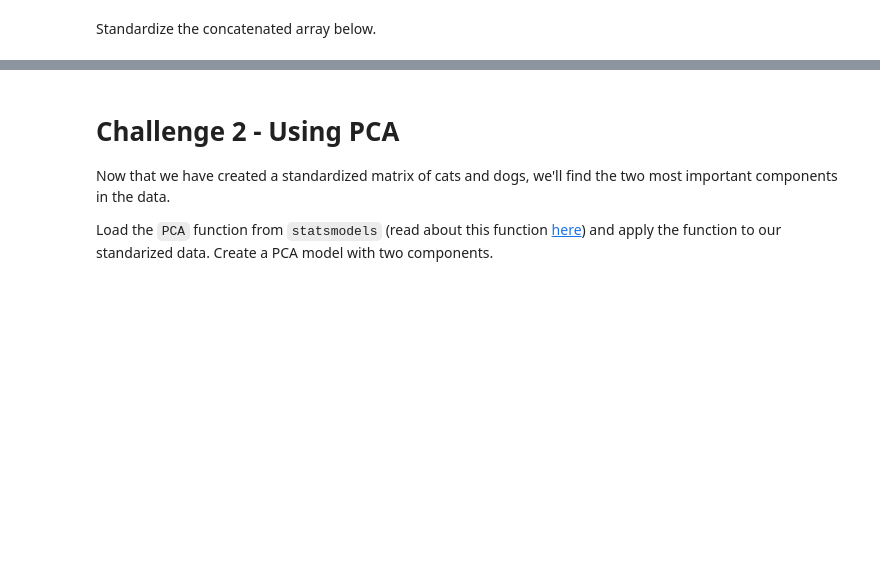
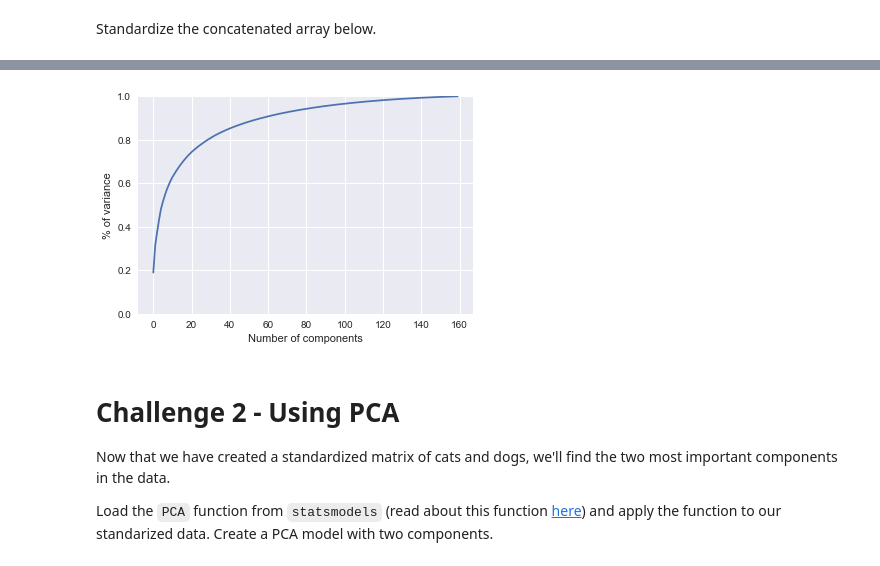
Before and after one commit to palean/lab-pca, a Jupyter notebook: your-code/main.ipynb, the cells around one changed output, grey strips where cells are left out. Cells and saved outputs as stored; diff of their text form; code cells hidden in the pictures; blank space fills up the shorter version.

```diff
--- a/your-code/main.ipynb
+++ b/your-code/main.ipynb
@@ -75,15 +61,12 @@ Hint: To find the mean and standard deviation of each image, use `numpy`'s versi
 # %%
 def standardize(x):
     #This function takes as input a numpy array and returns a stadardized numpy array of the same dimensions.
-    #Sample input: np.array([[1,2,3],[4,5,6]])
-    #Sample output: np.array([[-1,-1,-1],[1,1,1]])
-
-    # Your code here:
-       return (x - np.mean(x, axis=0))/np.std(x, axis=0)
+    miu = np.mean(x)
+    stdev = np.std(x)
+    return (x - miu)/stdev
 # %% [markdown]
 Now, use the `np.concatenate` function to combine the cats and dogs arrays. Use `axis=1` to combine the two correctly. Make sure to put dogs first.
 # %%
-# Your code here:
-concatenate = np.concatenate([dogs,cats], axis=0)
+dogs_and_cats = np.concatenate([dogs,cats],axis=1)
 # %% [markdown]
 Standardize the concatenated array below.
@@ -93,3 +104,14 @@ a = np.apply_along_axis(standardize, 0, concatenate)
+# %%
+plt.figure()
+plt.plot(np.cumsum(pca.explained_variance_ratio_))
+plt.xlabel('Number of components')
+plt.ylabel('% of variance')
+plt.ylim([0,1])
+plt.show()
+
+#From 160 components we are going to reduce it to two components
+# %% [output]
+[figure, added]
 # %% [markdown]
 # Challenge 2 - Using PCA
 
```
Also changed, not shown: parts of 28 cells of this notebook.
